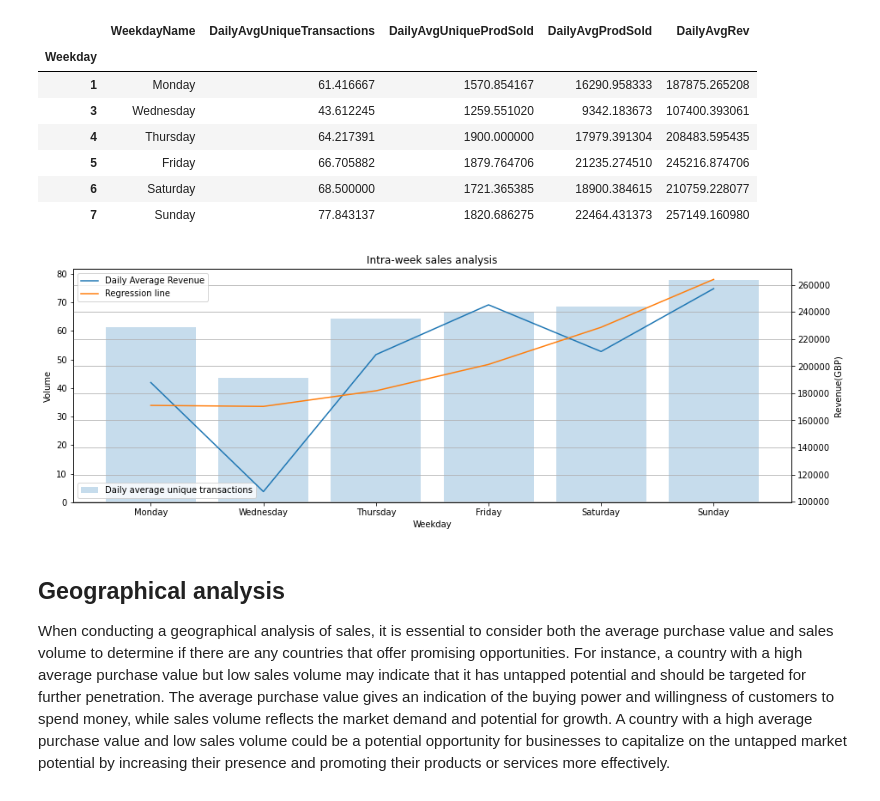
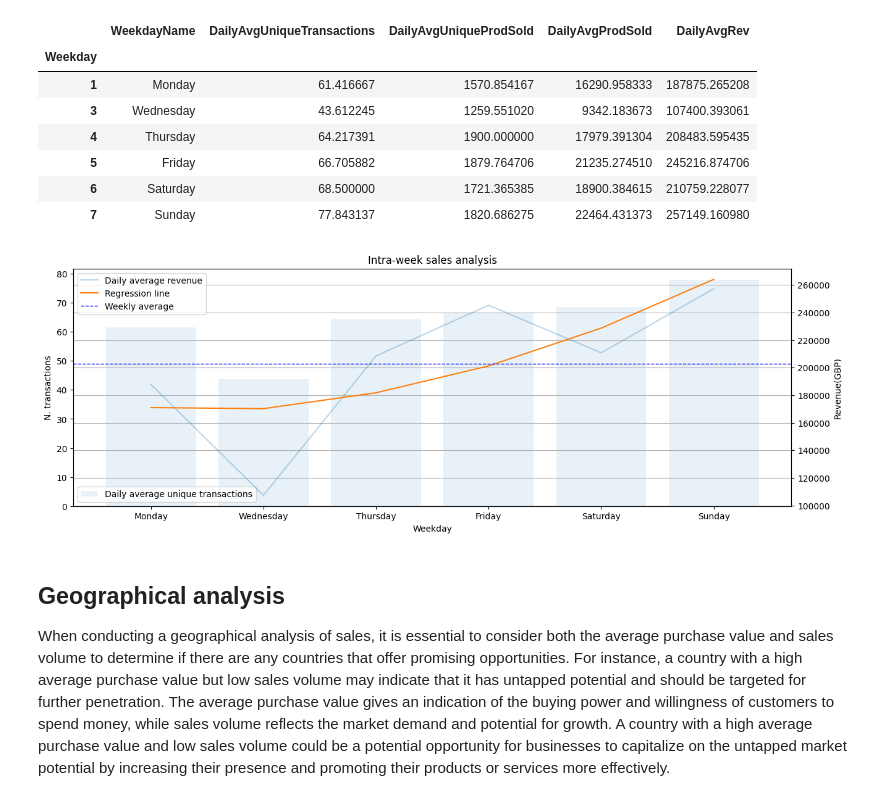
Before and after one commit to antobzzll/Analytics-Portfolio, a Jupyter notebook: Business Analytics/Market Basket Analysis/e-commerce-analytics.ipynb, the cells around one changed output. Saved outputs shown, nothing was run; the diff lists cells and outputs as text; code cells hidden in the pictures.

```diff
--- a/Business Analytics/Market Basket Analysis/e-commerce-analytics.ipynb
+++ b/Business Analytics/Market Basket Analysis/e-commerce-analytics.ipynb
@@ -329,24 +333,25 @@ byweekday
 # %%
 rev_coefficients = np.polyfit(byweekday.index.values, byweekday['DailyAvgRev'].values, 2)
 rev_regression_line = np.poly1d(rev_coefficients)
 
 fig, ax1 = plt.subplots(figsize=(15,5))
 ax2 = plt.twinx()
-ax2.plot(byweekday['WeekdayName'], byweekday['DailyAvgRev'], label='Daily Average Revenue')
-ax1.bar(byweekday['WeekdayName'], byweekday['DailyAvgUniqueTransactions'], label='Daily average unique transactions', alpha=0.25)
+ax2.plot(byweekday['WeekdayName'], byweekday['DailyAvgRev'], label='Daily average revenue', alpha=0.3)
+ax1.bar(byweekday['WeekdayName'], byweekday['DailyAvgUniqueTransactions'], label='Daily average unique transactions', alpha=0.1)
 ax2.plot(rev_regression_line(byweekday.index.values), label='Regression line')
+ax2.axhline(byweekday['DailyAvgRev'].mean(), color='b', linestyle='dashed', linewidth=1, label='Weekly average')
 
-ax1.set_ylabel('Volume')
+ax1.set_ylabel('N. transactions')
 ax2.set_ylabel('Revenue(GBP)')
 plt.title("Intra-week sales analysis")
-plt.grid(True)
+plt.grid(axis='y')
 ax1.legend(loc='lower left')
 ax1.set_xlabel('Weekday')
 ax2.legend()
 
 plt.show()
 # %% [output]
-[figure, old version]
+[figure, new version]
 # %% [markdown]
 ## Geographical analysis
 
```
Also changed, not shown: parts of 6 cells of this notebook.
